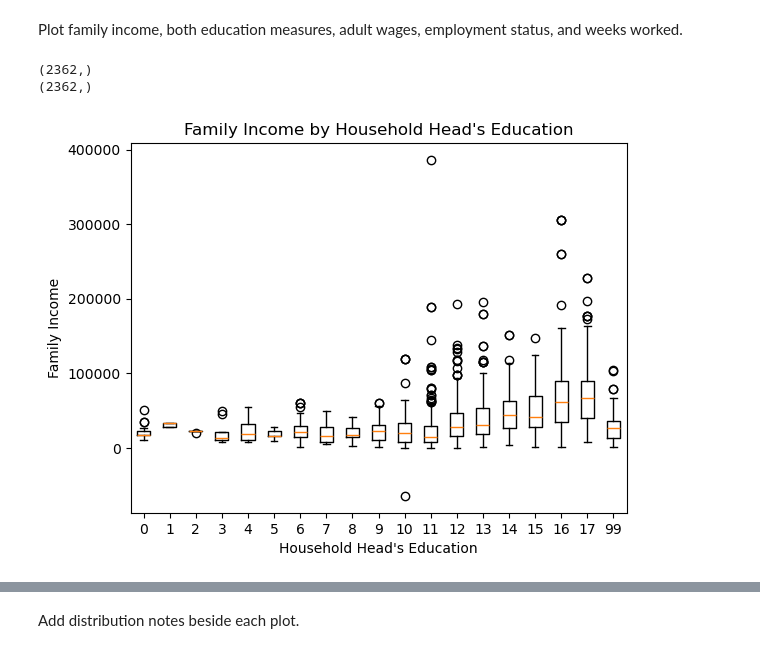
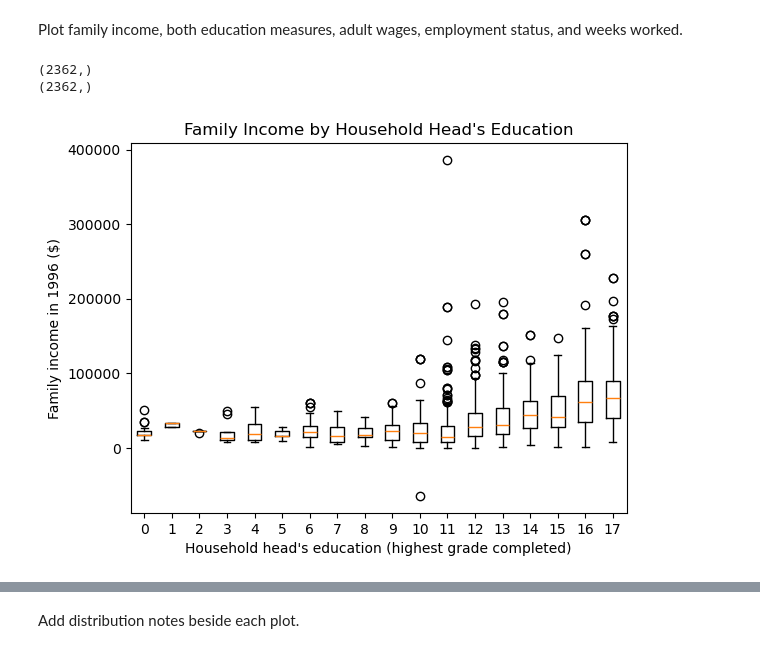
Before and after one commit to mishalsidd/cs418-family-background-outcomes, a Jupyter notebook: eda.ipynb, the cells around one changed output, grey strips where cells are left out. Drawn from its saved outputs; the diff is of its cells as text; code cells hidden in the pictures.

```diff
--- a/eda.ipynb
+++ b/eda.ipynb
@@ -1044,37 +1044,37 @@ Plot family income, both education measures, adult wages, employment status, and
 # 12	Completed 12th grade
 # 13–16	Completed 13–16 grades/years of education
 # 17	Completed at least some postgraduate work
 # 99	Not available / don't know
 
 # Plot 1: relation between Family income and Head's education (Box Plot)
 print(psid_J["ER12079"].shape)
 print(psid_J["ER12222"].shape)
 
 
 plot_df = psid_J.select([
     "ER12222",
     "ER12079"
-]).drop_nulls()
+]).drop_nulls().filter(pl.col("ER12222") != 99)
 
 education_levels = plot_df["ER12222"].unique().sort().to_list()
 
 income_by_education = [
     plot_df.filter(
         pl.col("ER12222") == level
     )["ER12079"].to_list()
     for level in education_levels
 ]
 
 plt.boxplot(income_by_education, tick_labels=education_levels)
 
-plt.xlabel("Household Head's Education")
-plt.ylabel("Family Income")
+plt.xlabel("Household head's education (highest grade completed)")
+plt.ylabel("Family income in 1996 ($)")
 plt.title("Family Income by Household Head's Education")
 plt.show()
 # %% [output]
 (2362,)
 (2362,)
-[figure, old version]
+[figure, new version]
 # %%
 # Plot 2: relation between Adult wages/salary and Employment status (Bar Graph)
 
```
Also changed, not shown: parts of 1 cell of this notebook, 1 other file.
